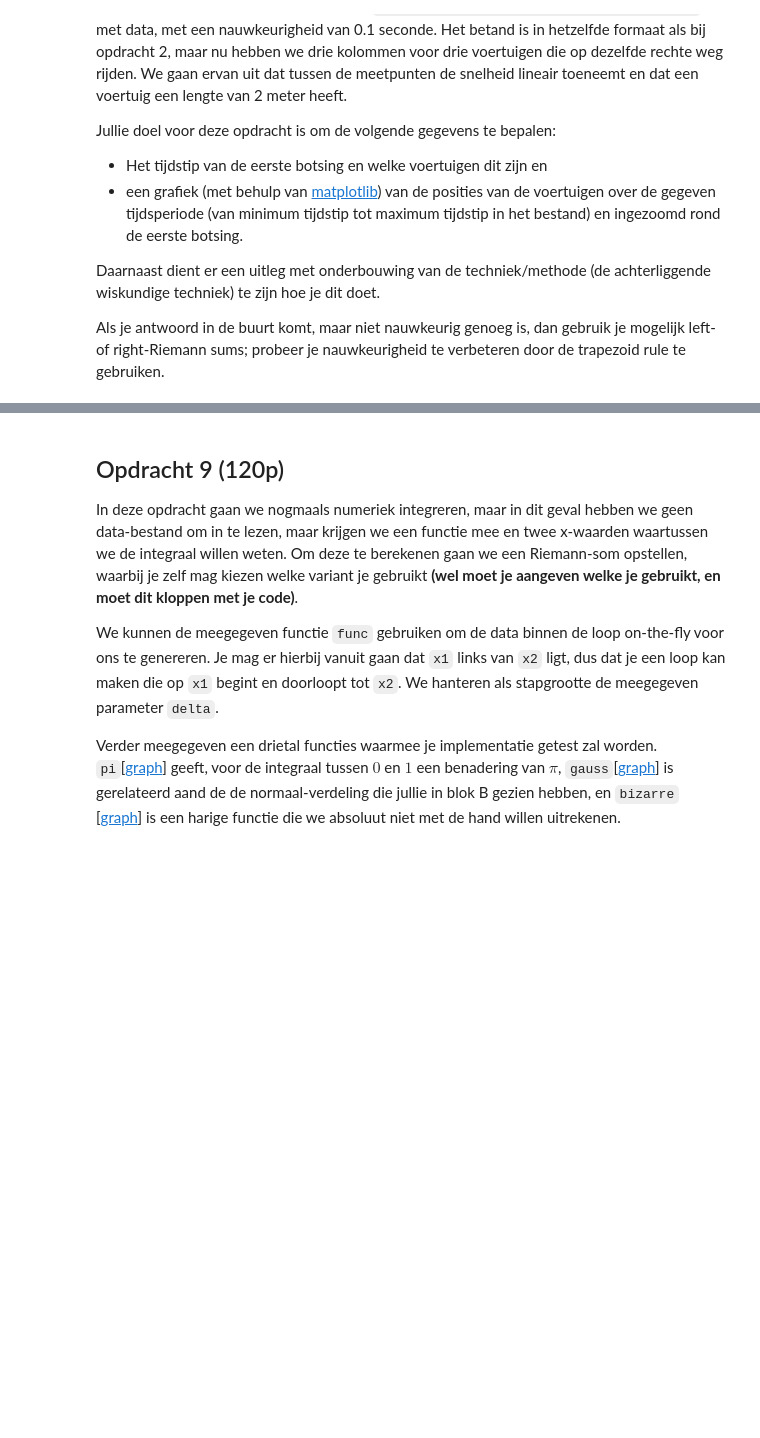
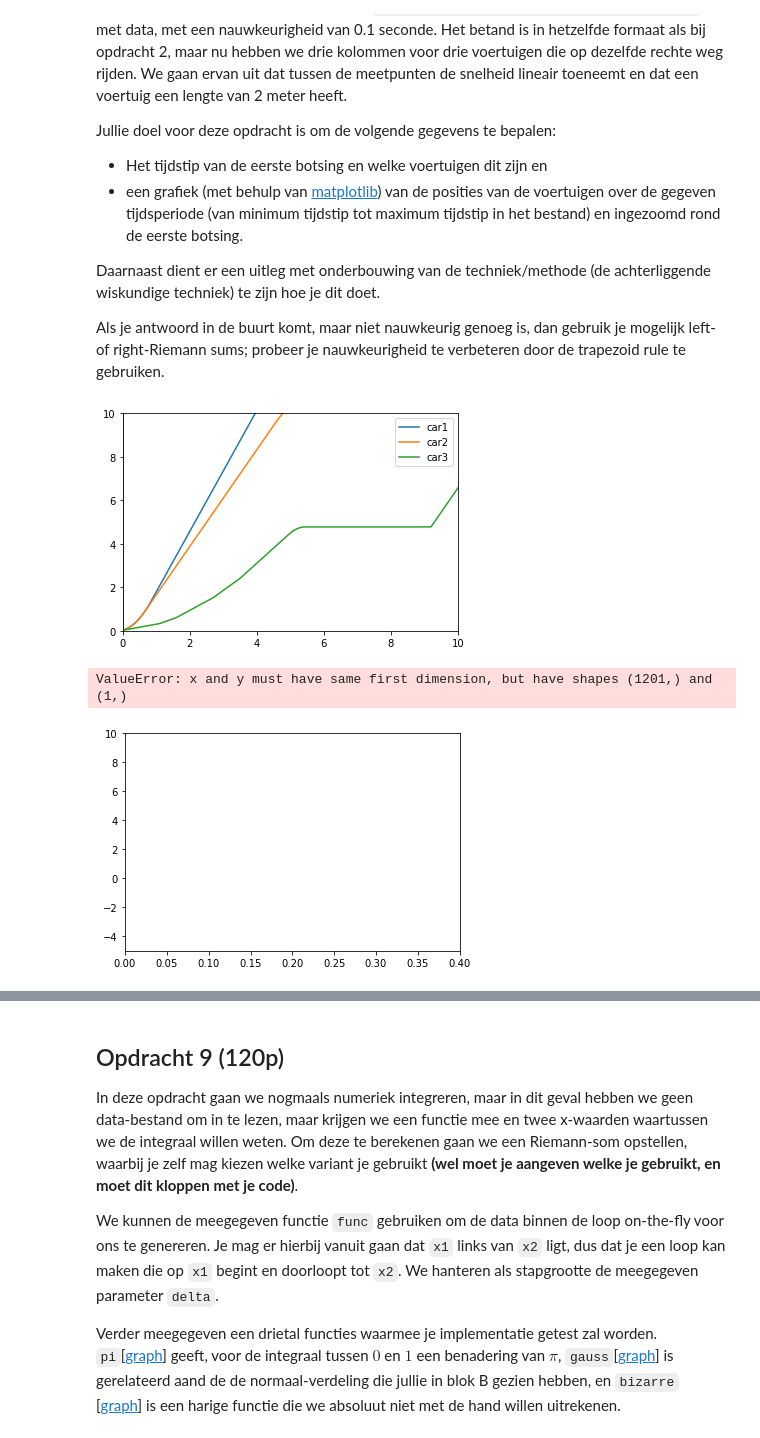
Before and after one commit to hassoonsy2/Analytical_Computing, a Jupyter notebook: 2 Calculus.ipynb, the cells around one changed output, grey strips where cells are left out. Saved outputs shown, nothing was run; the diff lists cells and outputs as text; code cells hidden in the pictures; blank space fills up the shorter version.

```diff
--- a/2 Calculus.ipynb
+++ b/2 Calculus.ipynb
@@ -758,21 +744,52 @@ Als je antwoord in de buurt komt, maar niet nauwkeurig genoeg is, dan gebruik je
 # %%
 import csv
 import matplotlib.pyplot as plot
 
 def get_data() -> Tuple[np.ndarray, np.ndarray, np.ndarray, np.ndarray]: # TODO
-    pass
+
+    data = np.genfromtxt("verkeerssimulatie-rechteweg-snelheden.csv", delimiter=';')
+    return[data[:, x] for x in range(data.shape[1])]
 
 def plot_data(ys: np.ndarray, xss: List[np.ndarray], xrange: Tuple[int,int] = None, yrange: Tuple[int,int] = None):
     """Optionele argumenten xrange en yrange om ingezoomde plot te maken op de botsing"""
-    pass
+    plot.axis([*xrange, *yrange])
+    for i in range(len(xss)):
+        plot.plot(ys, xss[i], label=f"car{i+1}")
+    plot.legend()
+    plot.show()
 
 def bereken_posities(times: np.ndarray, speeds: np.ndarray) -> np.ndarray: # TODO
-    pass
+    position = []
+    pos  = speeds[0]
+    for i in range(len(speeds)):
+        pos += speeds[i]  * times[i]
+        position.append(position)
+    return np.array(pos)
 
 def vind_botsing(t, car1, car2, car3) -> Tuple[float, int, float, int, float]: # TODO
     """ Geeft een vijf-tupel terug met de tijd van de botsing, de eerste auto (1,2 of 3),
         de positie van de eerste auto, de tweede auto en de positie daarvan."""
+    botsing = []
+    for i in range(len(t)):
+        if abs(car1[i] - car2[i]) <= 2:
+            botsing.append({'t': t[i], 'car_a': 1, 'a_pos': car1[i], 'car_b': 2, 'b_pos': car2[i]})
+        if abs(car2[i] - car3[i]) <= 2:
+            botsing.append({'t': t[i], 'car_a':2, 'a_pos': car2[i], 'car_b': 3, 'b_pos': car3[i]})
+        if abs(car1[i] - car3[i]) <= 2:
+            botsing.append({'t': t[i], 'car_a': 1, 'a_pos': car1[i], 'car_b': 3, 'b_pos': car3[i]})
+    for bots in botsing:
+        print(bots)
+    # (botsing_t, botsing_a, botsing_a_pos, botsing_b, botsing_b_pos)
+    return botsing[1]['t'], botsing[1]['car_a'], botsing[1]['a_pos'], botsing[1]['car_b'] , botsing[1]['b_pos']
 
-    return None # (botsing_t, botsing_a, botsing_a_pos, botsing_b, botsing_b_pos)
+
+t,v1, v2, v3 = get_data()
+plot_data(t, [v1, v2, v3], (0, 10), (0, 10))
+p1, p2, p3 = [bereken_posities(t, x) for x in [v1, v2, v3]]
+plot_data(t,  [p1, p2, p3], (0, 0.4), (-5, 10))
+# %% [output]
+[figure, added]
+ValueError: x and y must have same first dimension, but have shapes (1201,) and (1,)
+[figure, added]
 # %%
 ac_tests.test_verkeer_posities(get_data, bereken_posities, vind_botsing)
```
Also changed, not shown: parts of 15 cells of this notebook.
